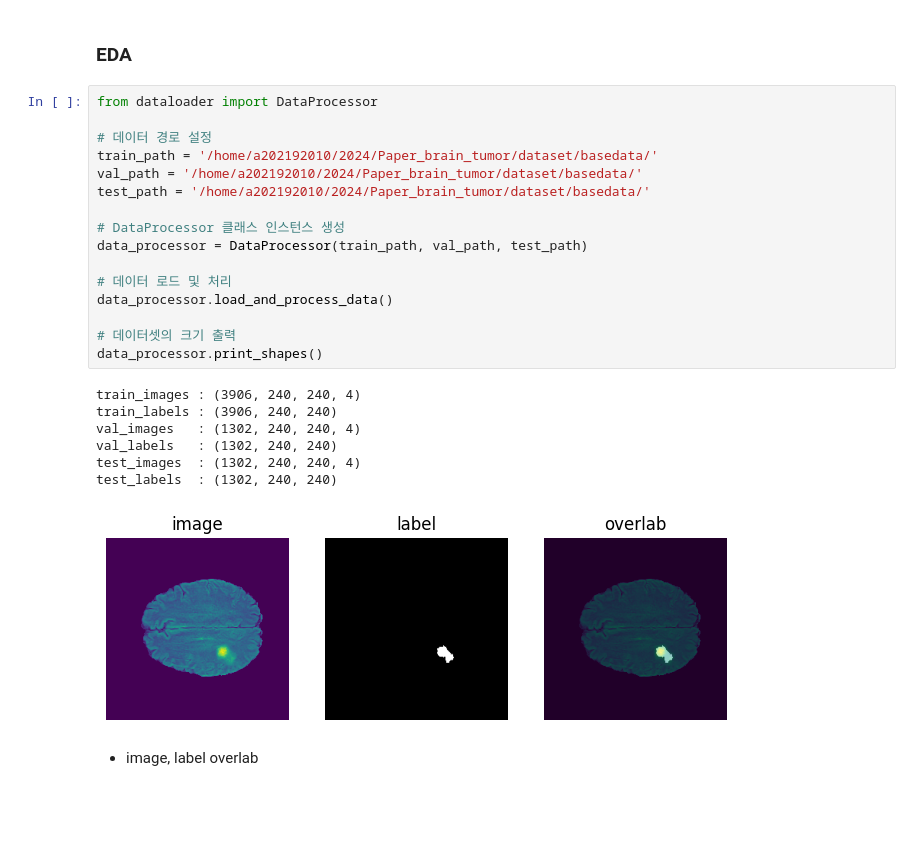
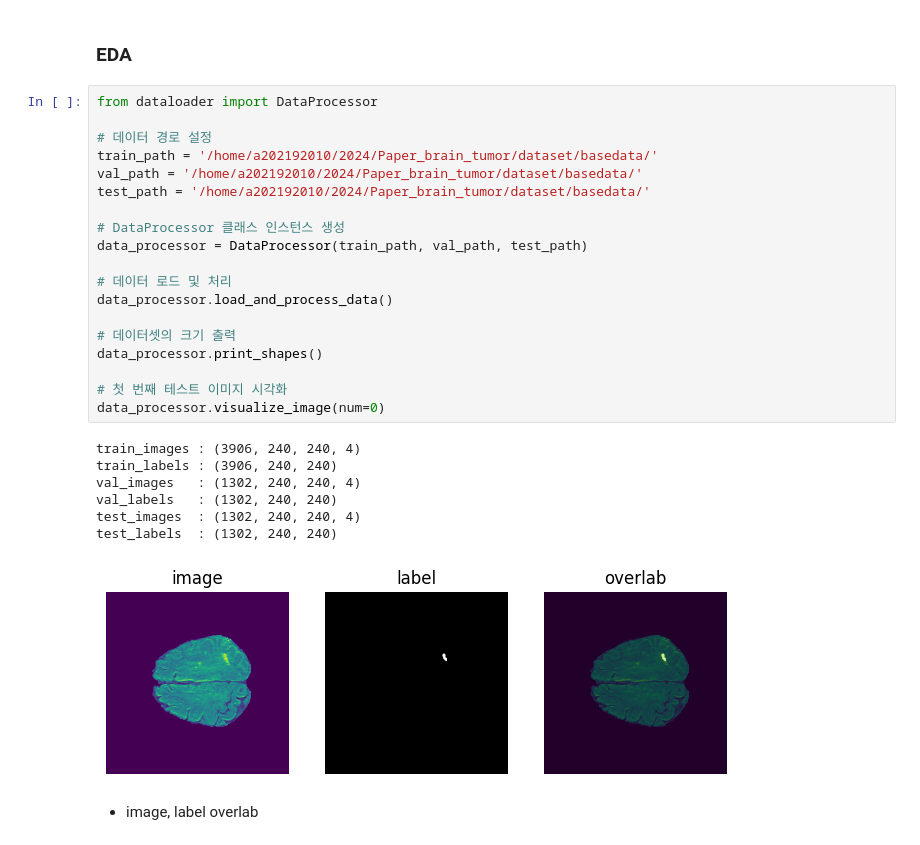
Before and after one commit to Masterjun12/brain_tumor_segmentation, a Jupyter notebook: introduction_and_EDA.ipynb, the cells around one changed output. Drawn from its saved outputs; the diff is of its cells as text; blank space fills up the shorter version.

```diff
--- a/introduction_and_EDA.ipynb
+++ b/introduction_and_EDA.ipynb
@@ -28,27 +28,30 @@
 # %%
 from dataloader import DataProcessor
 
 # 데이터 경로 설정
 train_path = '/home/a202192010/2024/Paper_brain_tumor/dataset/basedata/'
 val_path = '/home/a202192010/2024/Paper_brain_tumor/dataset/basedata/'
 test_path = '/home/a202192010/2024/Paper_brain_tumor/dataset/basedata/'
 
 # DataProcessor 클래스 인스턴스 생성
 data_processor = DataProcessor(train_path, val_path, test_path)
 
 # 데이터 로드 및 처리
 data_processor.load_and_process_data()
 
 # 데이터셋의 크기 출력
 data_processor.print_shapes()
+
+# 첫 번째 테스트 이미지 시각화
+data_processor.visualize_image(num=0)
 # %% [output]
 train_images : (3906, 240, 240, 4)
 train_labels : (3906, 240, 240)
 val_images   : (1302, 240, 240, 4)
 val_labels   : (1302, 240, 240)
 test_images  : (1302, 240, 240, 4)
 test_labels  : (1302, 240, 240)
-[figure, old version]
+[figure, new version]
 # %% [markdown]
 - image, label overlab
 # %%
```
Also changed, not shown: 2 other files.
